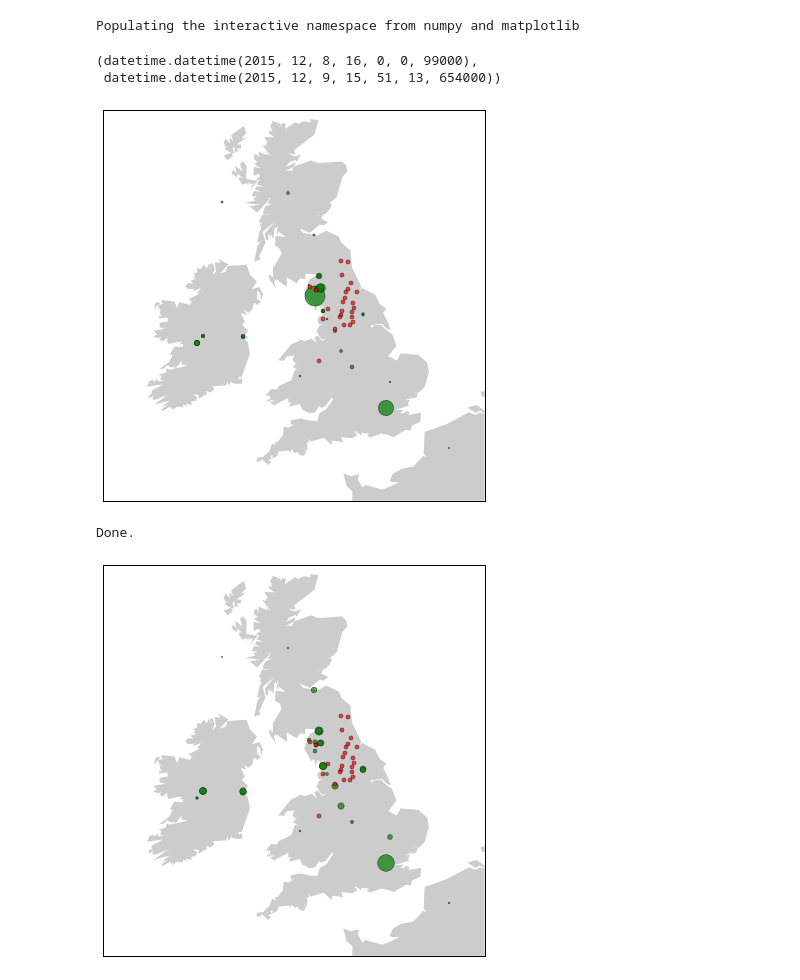
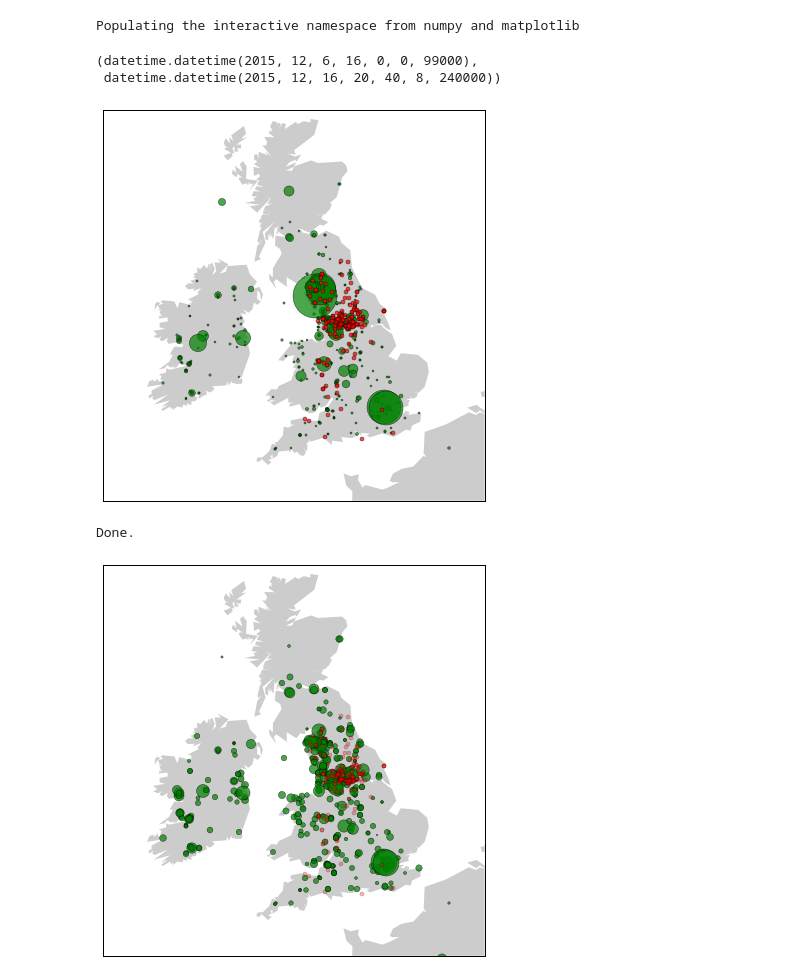
Before and after one commit to Humpheh/twied, a Jupyter notebook: workbooks/ED-Compare.ipynb, the cells around one changed output. Drawn from its saved outputs; the diff is of its cells as text; code cells hidden in the pictures.

```diff
--- a/workbooks/ED-Compare.ipynb
+++ b/workbooks/ED-Compare.ipynb
@@ -9,18 +9,20 @@ Populating the interactive namespace from numpy and matplotlib
 # %%
 import pickle
 
-with open('ptweets100k.pkl', 'rb') as file:
+with open('ptweets500k_30min.pkl', 'rb') as file:
     docs = pickle.load(file)
 
 with open('D:/ds/flooding/floods.pkl', 'rb') as file:
     floods = pickle.load(file)
 # %%
-tmin = min([d['times']['start'] for d in docs])
+from datetime import timedelta
+
+tmin = min([d['times']['start'] for d in docs]) - timedelta(days=2)
 tmax = max([d['times']['finish'] for d in docs])
 tmin, tmax
 # %% [output]
-(datetime.datetime(2015, 12, 8, 16, 0, 0, 99000),
- datetime.datetime(2015, 12, 9, 15, 51, 13, 654000))
+(datetime.datetime(2015, 12, 6, 16, 0, 0, 99000),
+ datetime.datetime(2015, 12, 16, 20, 40, 8, 240000))
 # %%
 from mpl_toolkits.basemap import Basemap
 
@@ -56,9 +58,9 @@ for x in floods:
 mp.fillcontinents(color='#CCCCCC')#, zorder=0)
 mp.drawmapboundary()
 
-plt.savefig('map-points-100k.png', dpi=200, alpha=True)
+plt.savefig('map-points-500k_2.png', dpi=200, alpha=True)
 # %% [output]
-[figure, old version]
+[figure, new version]
 # %%
 from pymongo import MongoClient
 
@@ -77,8 +79,6 @@ print("Done.")
 # %% [output]
 Done.
 # %%
-from mpl_toolkits.basemap import Basemap
-
 fig = figure(figsize=(14,7))
 ax = fig.add_subplot(111, frame_on=False)
 #mp = Basemap(projection='robin', lat_0=0, lon_0=0,
@@ -87,33 +87,33 @@ mp = Basemap(projection='merc', lat_0=53.458736, lon_0=-2.2,
     resolution='l', area_thresh = 1000.0,
     urcrnrlat=58.869587, urcrnrlon=4.186178,
     llcrnrlat=48.949979, llcrnrlon=-12.359231) # lat, lon
 
 for x in docs:
     for p in x['centres']:
         if p is None:
             continue
         x2,y = mp(p[1], p[0])
 
         #ms = (len(x['tweets']) / 10) ** (1/2)
         ms = (sum([1 / i for i in x['areas']])) ** (1/4)
 
         mp.plot(x2, y, 'o', markersize=ms, color='green', alpha=0.7)
 
 for x in floods:
     if x['starttime'] < tmin or x['starttime'] > tmax:
         continue
     try:
         x2,y = mp(x['coordinates'][0], x['coordinates'][1])
     except KeyError:
         continue
 
-    mp.plot(x2, y, 'o', markersize=4, color='red', alpha=0.7)
+    mp.plot(x2, y, 'o', markersize=4, color='red', alpha=0.3)
 
 #mp.drawcoastlines()
 #mp.drawcountries()
 mp.fillcontinents(color='#CCCCCC')#, zorder=0)
 mp.drawmapboundary()
 
-plt.savefig('map-points-100k-area.png', dpi=200, alpha=True)
+plt.savefig('map-points-500k-area.png', dpi=200, alpha=True)
 # %% [output]
-[figure, old version]
+[figure, new version]
```
Also changed, not shown: parts of 5 cells of this notebook, 19 other files.
